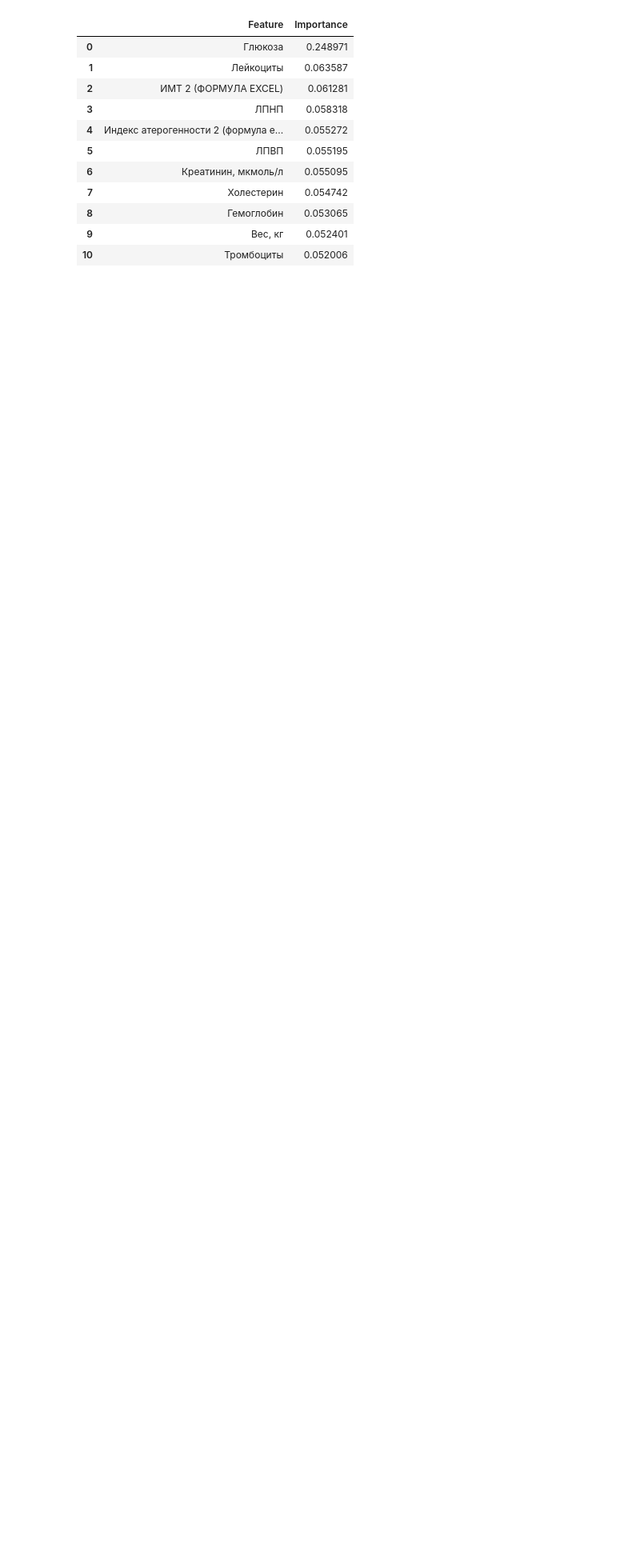
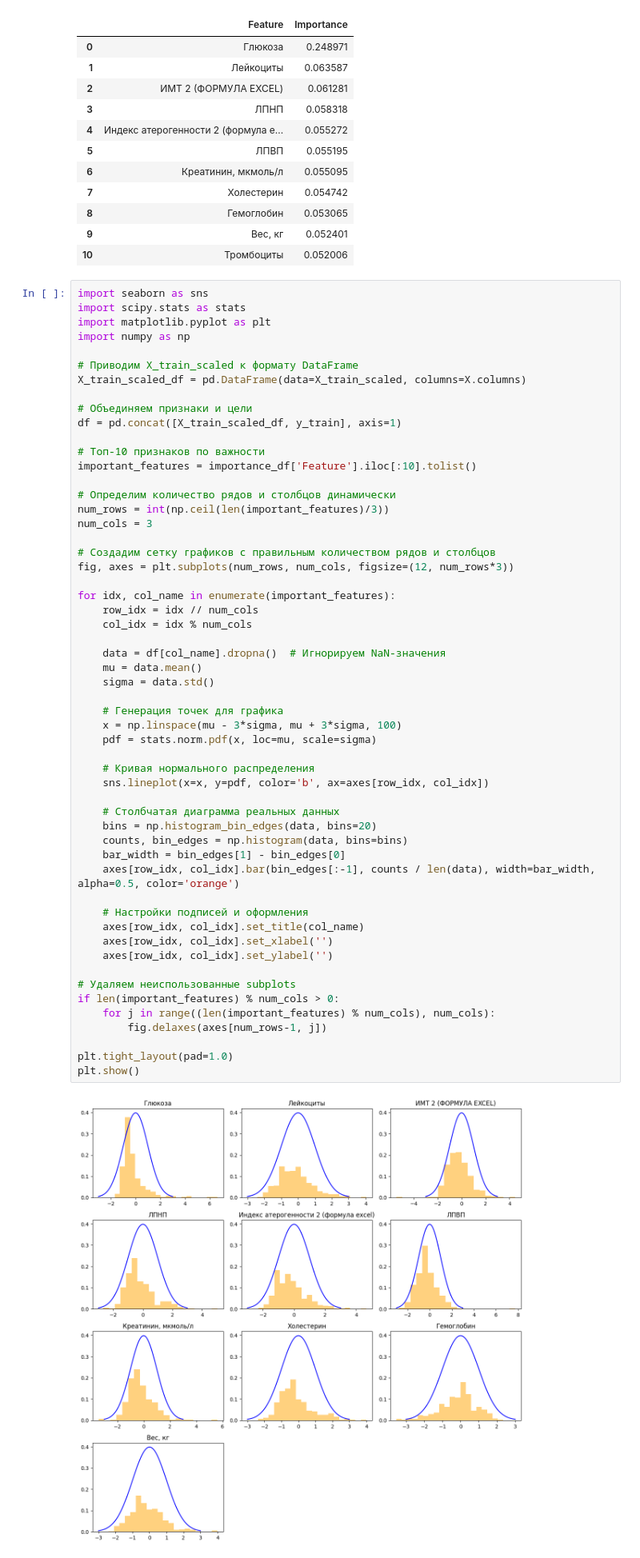
Before and after one commit to Antoha2024/DiplomProductStar, a Jupyter notebook: DS47_1_diabetes_ds.ipynb, the cells around one changed output. Shown at 80% size. Cells and saved outputs as stored; diff of their text form; blank space fills up the shorter version.

```diff
--- a/DS47_1_diabetes_ds.ipynb
+++ b/DS47_1_diabetes_ds.ipynb
@@ -316,6 +316,63 @@ display(importance_df[:11])
 | 8 | Гемоглобин | 0.053065 |
 | 9 | Вес, кг | 0.052401 |
 | 10 | Тромбоциты | 0.052006 |
+# %%
+import seaborn as sns
+import scipy.stats as stats
+import matplotlib.pyplot as plt
+import numpy as np
+
+# Приводим X_train_scaled к формату DataFrame
+X_train_scaled_df = pd.DataFrame(data=X_train_scaled, columns=X.columns)
+
+# Объединяем признаки и цели
+df = pd.concat([X_train_scaled_df, y_train], axis=1)
+
+# Топ-10 признаков по важности
+important_features = importance_df['Feature'].iloc[:10].tolist()
+
+# Определим количество рядов и столбцов динамически
+num_rows = int(np.ceil(len(important_features)/3))
+num_cols = 3
+
+# Создадим сетку графиков с правильным количеством рядов и столбцов
+fig, axes = plt.subplots(num_rows, num_cols, figsize=(12, num_rows*3))
+
+for idx, col_name in enumerate(important_features):
+    row_idx = idx // num_cols
+    col_idx = idx % num_cols
+
+    data = df[col_name].dropna()  # Игнорируем NaN-значения
+    mu = data.mean()
+    sigma = data.std()
+
+    # Генерация точек для графика
+    x = np.linspace(mu - 3*sigma, mu + 3*sigma, 100)
+    pdf = stats.norm.pdf(x, loc=mu, scale=sigma)
+
+    # Кривая нормального распределения
+    sns.lineplot(x=x, y=pdf, color='b', ax=axes[row_idx, col_idx])
+
+    # Столбчатая диаграмма реальных данных
+    bins = np.histogram_bin_edges(data, bins=20)
+    counts, bin_edges = np.histogram(data, bins=bins)
+    bar_width = bin_edges[1] - bin_edges[0]
+    axes[row_idx, col_idx].bar(bin_edges[:-1], counts / len(data), width=bar_width, alpha=0.5, color='orange')
+
+    # Настройки подписей и оформления
+    axes[row_idx, col_idx].set_title(col_name)
+    axes[row_idx, col_idx].set_xlabel('')
+    axes[row_idx, col_idx].set_ylabel('')
+
+# Удаляем неиспользованные subplots
+if len(important_features) % num_cols > 0:
+    for j in range((len(important_features) % num_cols), num_cols):
+        fig.delaxes(axes[num_rows-1, j])
+
+plt.tight_layout(pad=1.0)
+plt.show()
+# %% [output]
+[figure, added]
 # %%
 # Выберите семь главных признаков (количество совпадает с длиной significant_features)
 top_feature = importance_df.iloc[:10]
```
